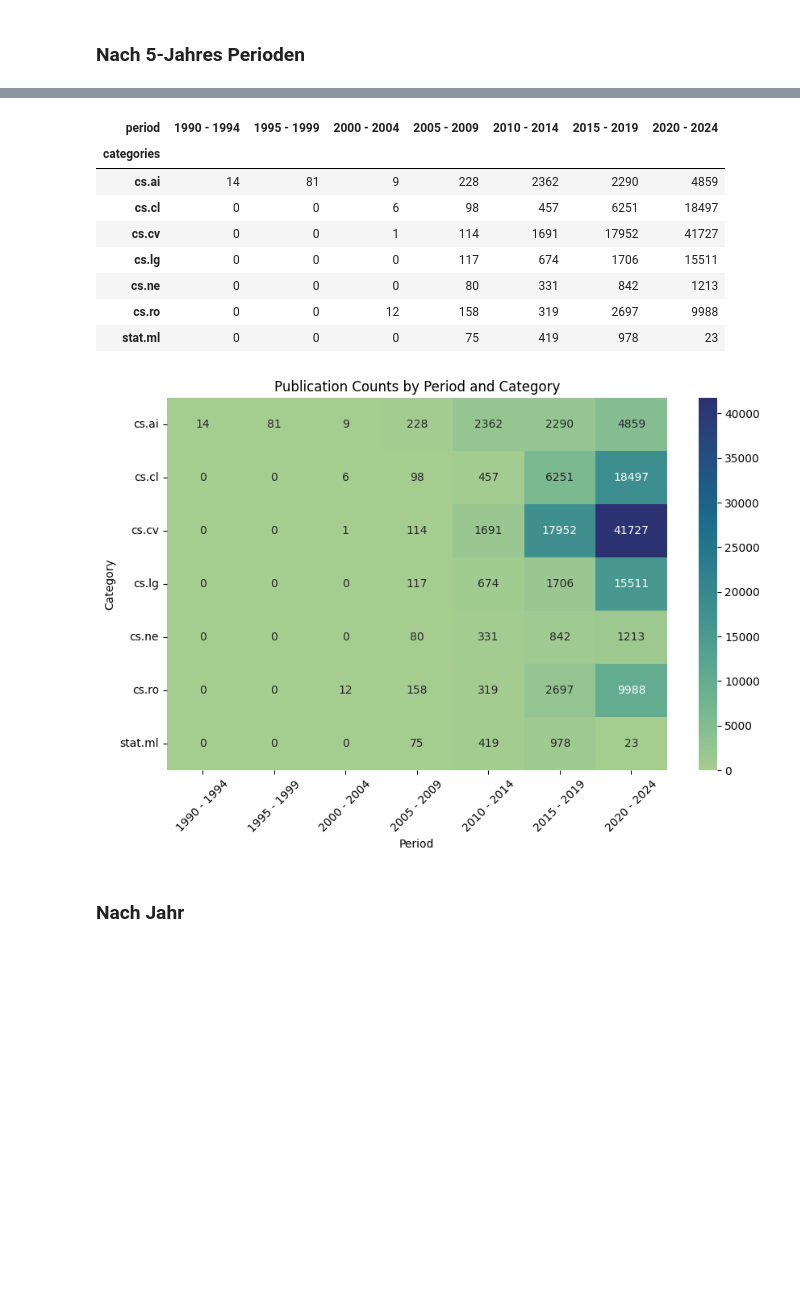
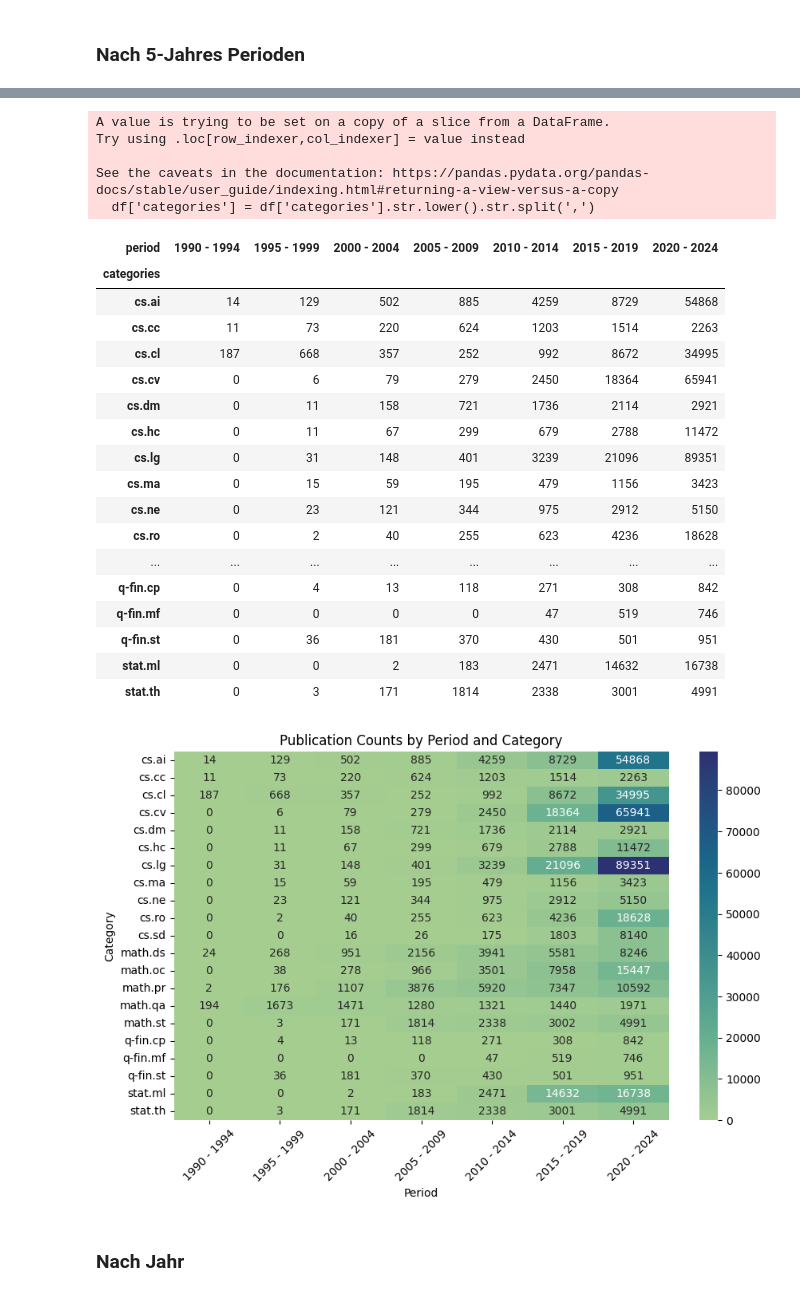
Before and after one commit to NiklasSeitherDHBW/WFAI-Lernziel1, a Jupyter notebook: ausarbeitung.ipynb, the cells around one changed output, grey strips where cells are left out. Drawn from its saved outputs; the diff is of its cells as text; code cells hidden in the pictures; blank space fills up the shorter version.

```diff
--- a/ausarbeitung.ipynb
+++ b/ausarbeitung.ipynb
@@ -74,0 +113,3 @@ df.head()
+# %%
+df = df[df["id"].str.endswith("v1")]
+df
@@ -94,6 +150,5 @@ df = df[df["categories"].str.lower().str.contains('|'.join(categories))]
 # %% [markdown]
 ### Allgemeine Entwicklung
 # %%
-df = df[df["categories"].str.lower().str.contains('|'.join(categories))]
 plot_with_spline(df, "Number of Papers Published Over Time", "M")
 # %% [output]
@@ -129,36 +209,70 @@ df
+# %%
+categories = [
+    "cs.lg",
+    "cs.ai",
+    "cs.cc",
+    "math.st",
+    "math.oc",
+    "math.pr",
+    "stat.ml",
+    "cs.cv",
+    "cs.cl",
+    "cs.ne",
+    "cs.ro",
+    "math.ds",
+    "cs.hc",
+    "cs.dm",
+    "cs.ma",
+    "cs.sd",
+    "math.qa",
+    "q-fin.st",
+    "q-fin.mf",
+    "q-fin.cp",
+    "stat.th"
+]
 # %%
-# Explode the categories column to handle multiple categories per paper.
-df['categories'] = df['categories'].str.lower().str.split(';')
+df['categories'] = df['categories'].str.lower().str.split(',')
 df = df.explode('categories')
 df['categories'] = df['categories'].str.strip()
 
-# Filter for the categories of interest
 df_filtered = df[df['categories'].isin(categories)]
 
-# Create the counts table
 counts = df_filtered.groupby(['categories', "period"]).size().unstack(fill_value=0)
 display(counts)
 
-# Plot the heatmap
-plt.figure(figsize=(10, 6))  # Adjust figure size for better readability
-sns.heatmap(counts, annot=True, fmt="d", cmap="crest")  # Added annotations and colormap
+plt.figure(figsize=(10, 6))
+sns.heatmap(counts, annot=True, fmt="d", cmap="crest")
 plt.title("Publication Counts by Period and Category")
 plt.xlabel("Period")
-plt.xticks(rotation=45)  # Rotate x ticks for better readability
+plt.xticks(rotation=45)
 plt.ylabel("Category")
-plt.yticks(rotation=0) #prevent rotation of y ticks
+plt.yticks(rotation=0)
 plt.show()
 # %% [output]
+A value is trying to be set on a copy of a slice from a DataFrame.
+Try using .loc[row_indexer,col_indexer] = value instead
+
+See the caveats in the documentation: https://pandas.pydata.org/pandas-docs/stable/user_guide/indexing.html#returning-a-view-versus-a-copy
+  df['categories'] = df['categories'].str.lower().str.split(',')
 | period | 1990 - 1994 | 1995 - 1999 | 2000 - 2004 | 2005 - 2009 | 2010 - 2014 | 2015 - 2019 | 2020 - 2024 |
 | categories |  |  |  |  |  |  |  |
-| cs.ai | 14 | 81 | 9 | 228 | 2362 | 2290 | 4859 |
-| cs.cl | 0 | 0 | 6 | 98 | 457 | 6251 | 18497 |
-| cs.cv | 0 | 0 | 1 | 114 | 1691 | 17952 | 41727 |
-| cs.lg | 0 | 0 | 0 | 117 | 674 | 1706 | 15511 |
-| cs.ne | 0 | 0 | 0 | 80 | 331 | 842 | 1213 |
-| cs.ro | 0 | 0 | 12 | 158 | 319 | 2697 | 9988 |
-| stat.ml | 0 | 0 | 0 | 75 | 419 | 978 | 23 |
+| cs.ai | 14 | 129 | 502 | 885 | 4259 | 8729 | 54868 |
+| cs.cc | 11 | 73 | 220 | 624 | 1203 | 1514 | 2263 |
+| cs.cl | 187 | 668 | 357 | 252 | 992 | 8672 | 34995 |
+| cs.cv | 0 | 6 | 79 | 279 | 2450 | 18364 | 65941 |
+| cs.dm | 0 | 11 | 158 | 721 | 1736 | 2114 | 2921 |
+| cs.hc | 0 | 11 | 67 | 299 | 679 | 2788 | 11472 |
+| cs.lg | 0 | 31 | 148 | 401 | 3239 | 21096 | 89351 |
+| cs.ma | 0 | 15 | 59 | 195 | 479 | 1156 | 3423 |
+| cs.ne | 0 | 23 | 121 | 344 | 975 | 2912 | 5150 |
+| cs.ro | 0 | 2 | 40 | 255 | 623 | 4236 | 18628 |
+| ... | ... | ... | ... | ... | ... | ... | ... |
+| q-fin.cp | 0 | 4 | 13 | 118 | 271 | 308 | 842 |
+| q-fin.mf | 0 | 0 | 0 | 0 | 47 | 519 | 746 |
+| q-fin.st | 0 | 36 | 181 | 370 | 430 | 501 | 951 |
+| stat.ml | 0 | 0 | 2 | 183 | 2471 | 14632 | 16738 |
+| stat.th | 0 | 3 | 171 | 1814 | 2338 | 3001 | 4991 |
-[figure, old version]
+[figure, new version]
 # %% [markdown]
 ### Nach Jahr
 # %%
```
Also changed, not shown: parts of 14 cells of this notebook.
